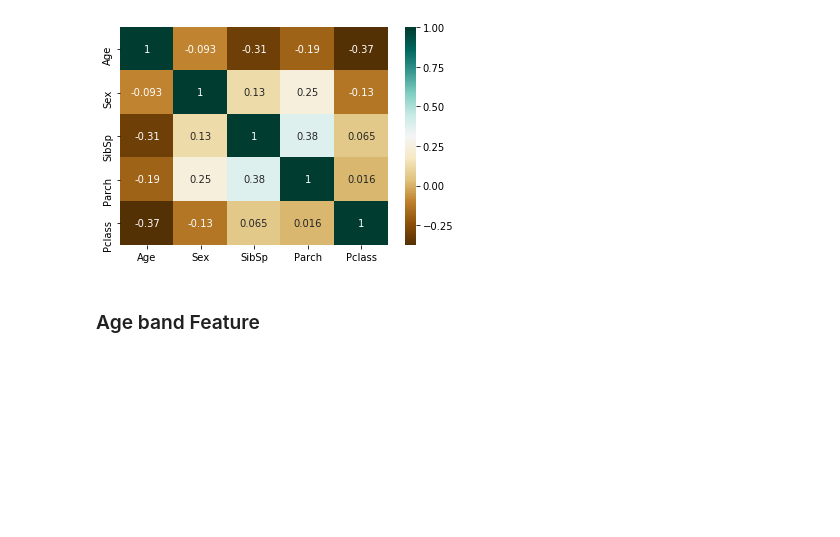
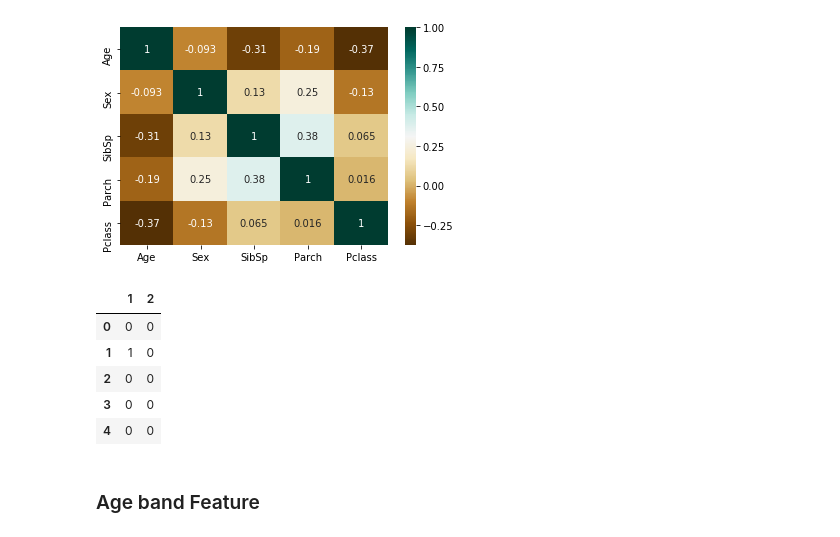
Before and after one commit to MathewLech/sandbox, a Jupyter notebook: MachineLearning/Projects/Kaggle/MLFinalTitanic_v2.ipynb, the cells around one changed output. Cells and saved outputs as stored; diff of their text form; code cells hidden in the pictures; blank space fills up the shorter version.

```diff
--- a/MachineLearning/Projects/Kaggle/MLFinalTitanic_v2.ipynb
+++ b/MachineLearning/Projects/Kaggle/MLFinalTitanic_v2.ipynb
@@ -258,5 +256,15 @@ for dataset in combine:
 # %%
 for dataset in combine:
     dataset['Embarked'] = dataset['Embarked'].map( {'S': 0, 'C': 1, 'Q': 2} ).astype(int)
+# %%
+emb = pd.get_dummies(train_df['Embarked'],drop_first=True)
+emb.head()
+# %% [output]
+|  | 1 | 2 |
+| 0 | 0 | 0 |
+| 1 | 1 | 0 |
+| 2 | 0 | 0 |
+| 3 | 0 | 0 |
+| 4 | 0 | 0 |
 # %%
 test_df['Fare'].fillna(test_df['Fare'].dropna().median(), inplace=True)
```
Also changed, not shown: parts of 13 cells of this notebook.
